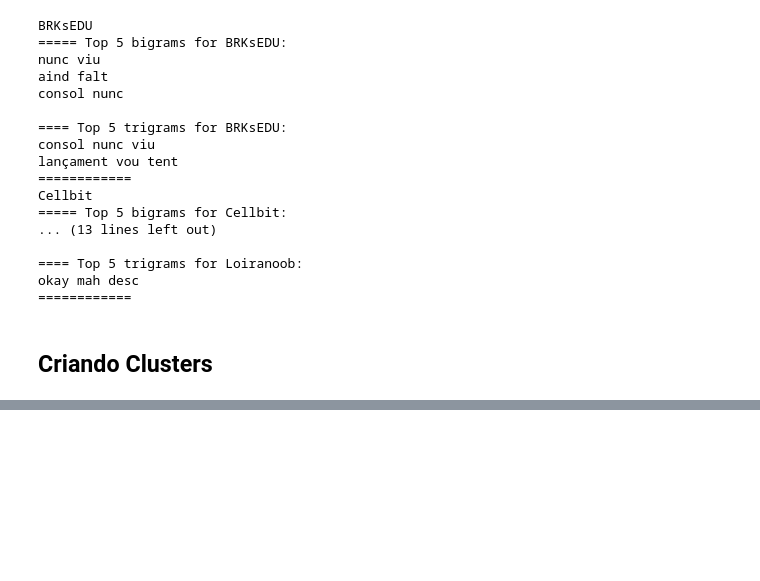
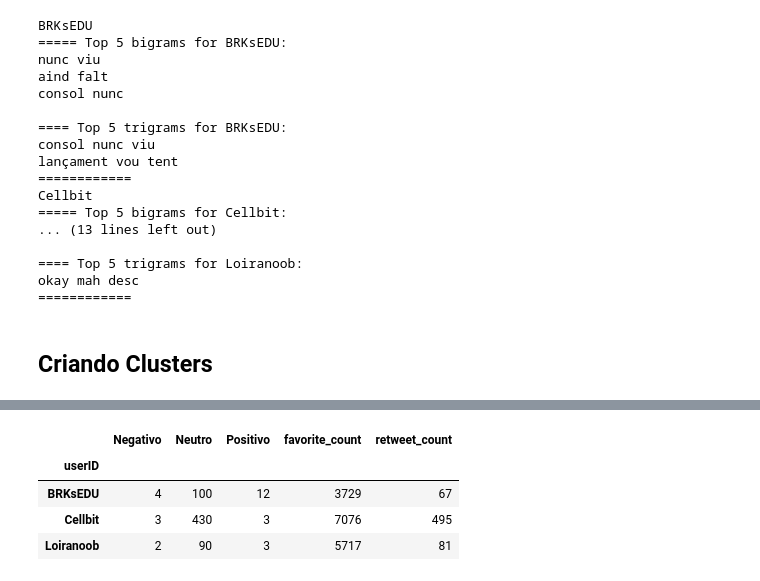
Before and after one commit to abndre/tcc-grupo02, a Jupyter notebook: analise-de-dados/Analise de dados das iteracoes dos tweets.ipynb, the cells around one changed output, grey strips where cells are left out. Drawn from its saved outputs; the diff is of its cells as text; code cells hidden in the pictures; blank space fills up the shorter version.

```diff
--- a/analise-de-dados/Analise de dados das iteracoes dos tweets.ipynb
+++ b/analise-de-dados/Analise de dados das iteracoes dos tweets.ipynb
@@ -356,0 +426,10 @@ for label in df['cluster'].unique():
+# %%
+df1 =df.pivot_table(index='userID', columns='sentimento', aggfunc='size', fill_value=0)
+df2 =df.groupby('userID').agg({'favorite_count': 'max','retweet_count': 'max'})
+df1.merge(df2, on='userID')
+# %% [output]
+|  | Negativo | Neutro | Positivo | favorite_count | retweet_count |
+| userID |  |  |  |  |  |
+| BRKsEDU | 4 | 100 | 12 | 3729 | 67 |
+| Cellbit | 3 | 430 | 3 | 7076 | 495 |
+| Loiranoob | 2 | 90 | 3 | 5717 | 81 |
```
Also changed, not shown: parts of 13 cells of this notebook, 3 other files.
